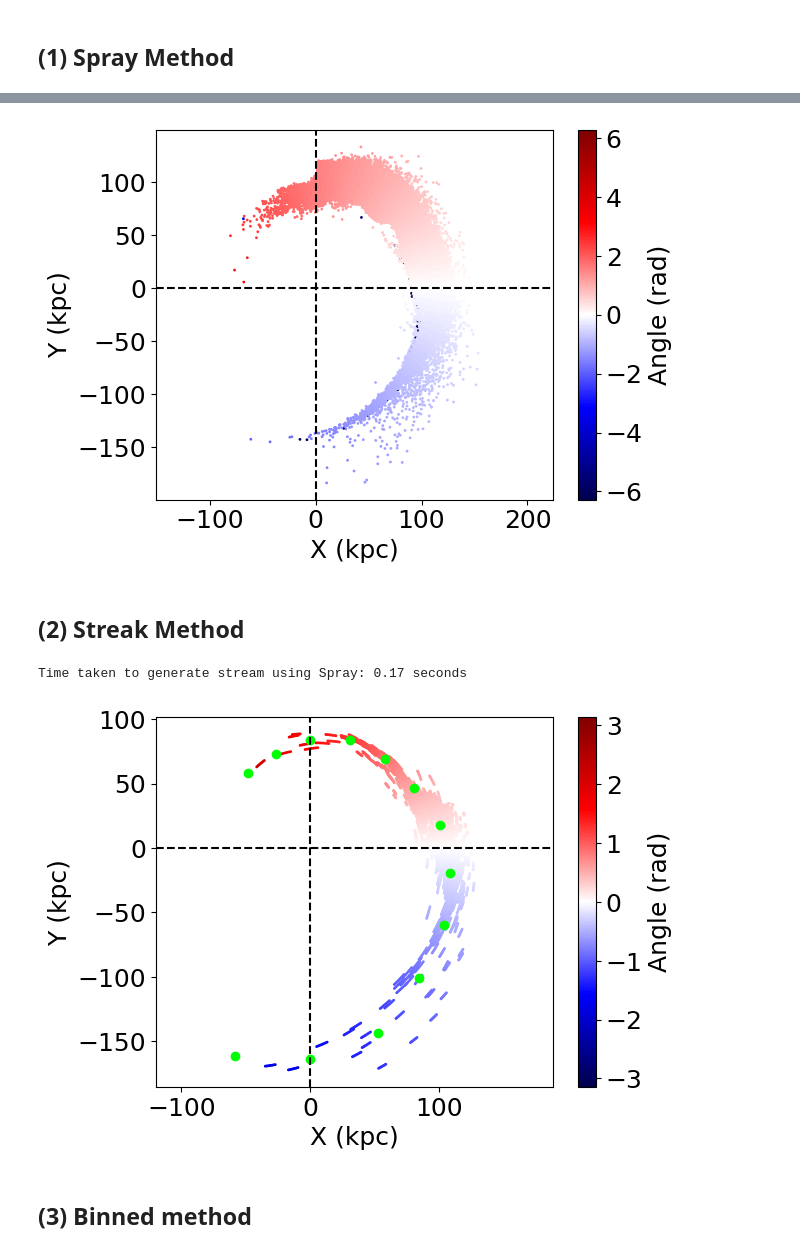
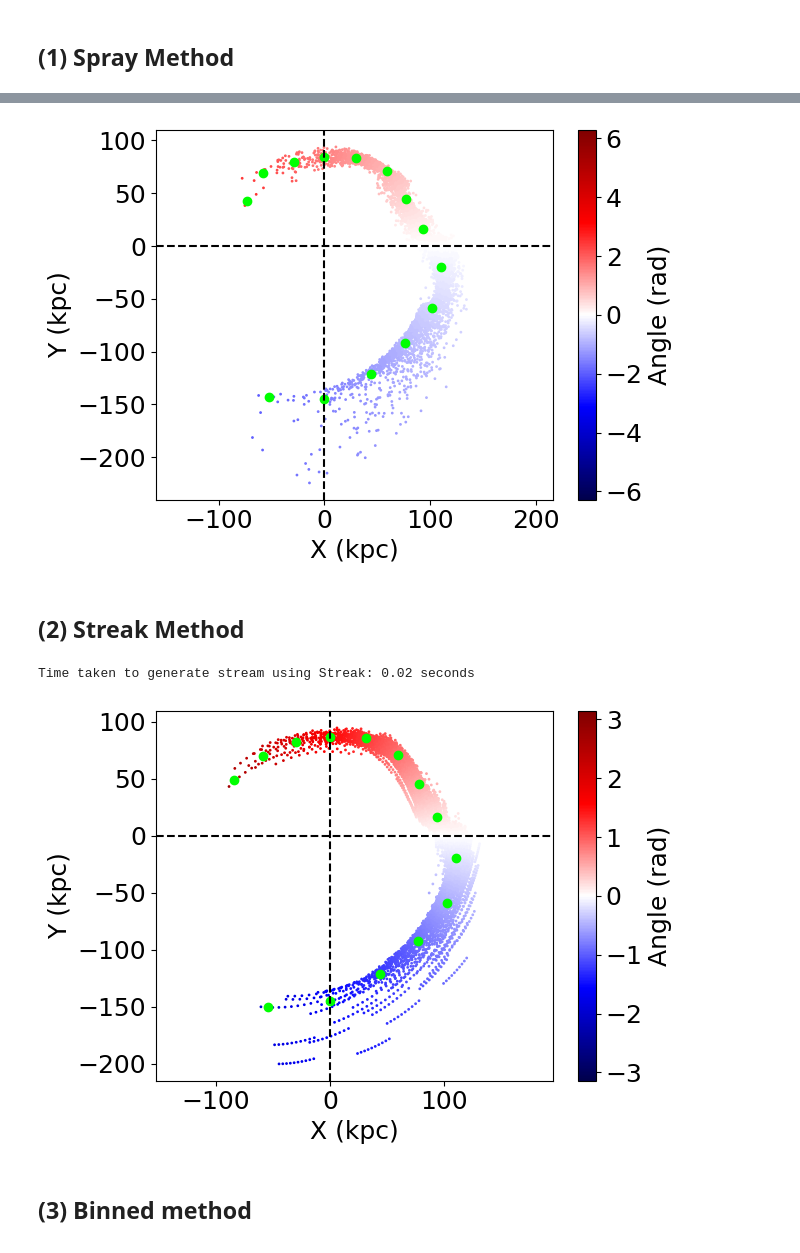
Before and after one commit to David-Chemaly/StreaMAX, a Jupyter notebook: quick_start.ipynb, the cells around one changed output, grey strips where cells are left out. Saved outputs shown, nothing was run; the diff lists cells and outputs as text; code cells hidden in the pictures.

Commit message:
streak done

```diff
--- a/quick_start.ipynb
+++ b/quick_start.ipynb
@@ -20,16 +20,13 @@ logm, rs = 8.0, 2.0
 
 # Initial conditions
 x0, y0, z0 = 100.0, 0.0, 0.0     # Position in kpc
-vx0, vy0, vz0 = 0.0 * KPC_TO_KM**-1/GYR_TO_S**-1, 200.0 * KPC_TO_KM**-1/GYR_TO_S**-1, 0.0 * KPC_TO_KM**-1/GYR_TO_S**-1 # Velocity in kpc/Gyr
+vx0, vy0, vz0 = 0.0, 200.0, 0.0  # Velocity in kpc/Gyr
 
 # Integration time
 time = 4. # Gyr
-alpha = 1.2
+alpha = 1.
 
 params = (logM, Rs, q, dirx, diry, dirz, logm, rs, x0, y0, z0, vx0, vy0, vz0, time, alpha)
-
-n_steps = 500 # Number of steps in the time integration
-n_particles = 10000 # Number of particles in the stream
 # %% [markdown]
 ## (1) Spray Method
 # %%
@@ -65,37 +42,37 @@ np.where(theta_stream < - 3*np.pi/2)
 # %%
-plt.scatter(xv_stream_spray[:, 0], xv_stream_spray[:, 1], c=theta_stream, s=1, cmap='seismic', vmin=-2*np.pi, vmax=2*np.pi)
+plt.scatter(xv_stream_spray[:, 0], xv_stream_spray[:, 1], c=theta_stream_spray, s=1, cmap='seismic', vmin=-2*np.pi, vmax=2*np.pi)
 plt.colorbar(label='Angle (rad)')
-# plt.scatter(r_bin*np.cos(theta_bin), r_bin*np.sin(theta_bin), c='lime')
+plt.scatter(r_bin_spray*np.cos(theta_bin_spray), r_bin_spray*np.sin(theta_bin_spray), c='lime')
 plt.axvline(0, color='k', linestyle='--')
 plt.axhline(0, color='k', linestyle='--')
 plt.xlabel('X (kpc)')
 plt.ylabel('Y (kpc)')
 plt.axis('equal');
 # %% [output]
-[figure, old version]
+[figure, new version]
 # %% [markdown]
 ## (2) Streak Method
 # %%
-from models import generate_stream_streak
+from streak import generate_stream_streak
 
 start = tt.time()
-theta_stream, xv_stream = generate_stream_streak(params,  seed=111, n_steps=n_steps, n_particles=n_particles)
+theta_stream_streak, xv_stream_streak, theta_sat_streak, xv_sat_streak = generate_stream_streak(params,  seed=111)
 end = tt.time()
 print(f"Time taken to generate stream using Streak: {end - start:.2f} seconds")
-count, theta_bin, r_bin, w_bin = get_track(theta_stream, xv_stream[:, 0], xv_stream[:, 1])
+count_streak, theta_bin_streak, r_bin_streak, w_bin_streak = get_track(theta_stream_streak, xv_stream_streak[:, 0], xv_stream_streak[:, 1])
 # %% [output]
-Time taken to generate stream using Spray: 0.17 seconds
+Time taken to generate stream using Streak: 0.02 seconds
 # %%
-plt.scatter(xv_stream[:, 0], xv_stream[:, 1], c=theta_stream, s=1, cmap='seismic', vmin=-np.pi, vmax=np.pi)
+plt.scatter(xv_stream_streak[:, 0], xv_stream_streak[:, 1], c=theta_stream_streak, s=1, cmap='seismic', vmin=-np.pi, vmax=np.pi)
 plt.colorbar(label='Angle (rad)')
-plt.scatter(r_bin*np.cos(theta_bin), r_bin*np.sin(theta_bin), c='lime')
+plt.scatter(r_bin_streak*np.cos(theta_bin_streak), r_bin_streak*np.sin(theta_bin_streak), c='lime')
 plt.axvline(0, color='k', linestyle='--')
 plt.axhline(0, color='k', linestyle='--')
 plt.xlabel('X (kpc)')
 plt.ylabel('Y (kpc)')
 plt.axis('equal');
 # %% [output]
-[figure, old version]
+[figure, new version]
 # %% [markdown]
 ## (3) Binned method
 # %%
```
Also changed, not shown: parts of 5 cells of this notebook, 6 other files.
